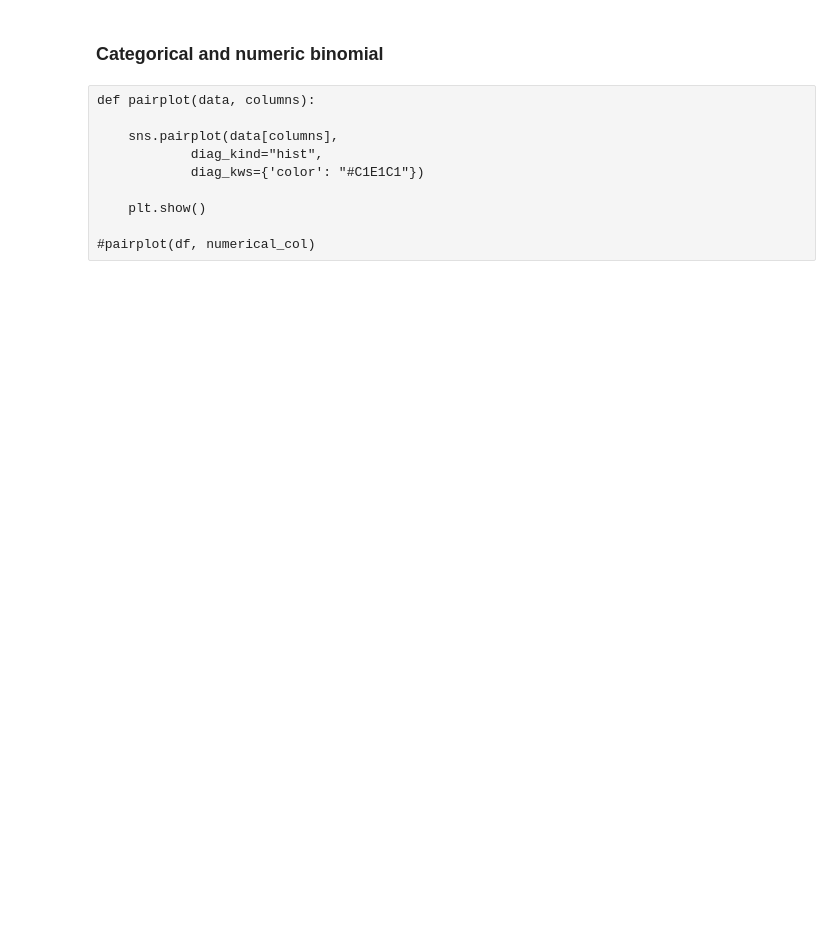
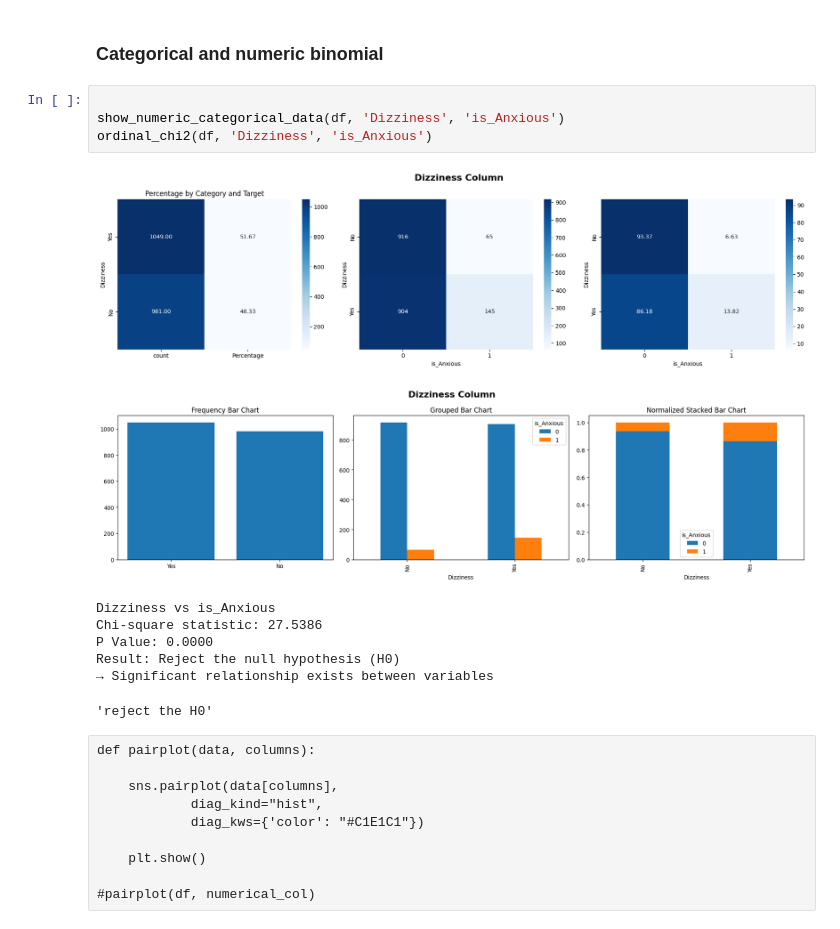
Before and after one commit to arwinnahidi156/mini_project_Social_Anxiety, a Jupyter notebook: Social_Anxiety.ipynb, the cells around one changed output. Saved outputs shown, nothing was run; the diff lists cells and outputs as text; blank space fills up the shorter version.

```diff
--- a/Social_Anxiety.ipynb
+++ b/Social_Anxiety.ipynb
@@ -726,5 +804,18 @@ Occupation
 # %% [markdown]
 ### Categorical and numeric binomial
+# %%
+
+show_numeric_categorical_data(df, 'Dizziness', 'is_Anxious')
+ordinal_chi2(df, 'Dizziness', 'is_Anxious')
+# %% [output]
+[figure, added]
+[figure, added]
+Dizziness vs is_Anxious
+Chi-square statistic: 27.5386
+P Value: 0.0000
+Result: Reject the null hypothesis (H0)
+→ Significant relationship exists between variables
+'reject the H0'
 # %% [raw]
 def pairplot(data, columns):
 
```
Also changed, not shown: parts of 10 cells of this notebook.
